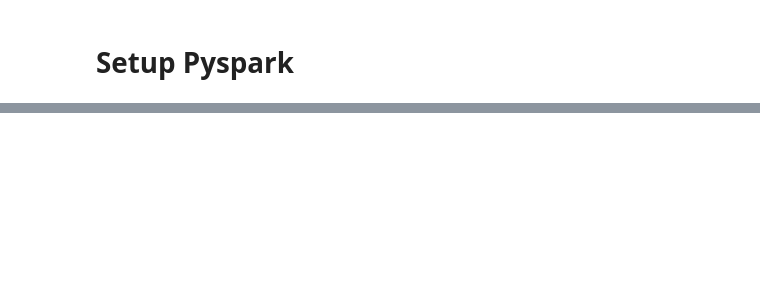
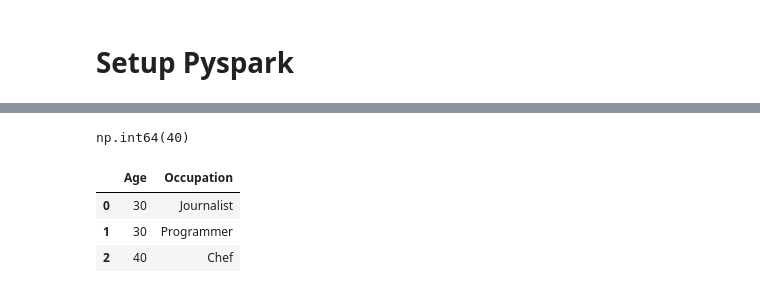
Before and after one commit to SanjayJanardhan-89/ApacheSparkHandsOn, a Jupyter notebook: Pandas.ipynb, the cells around one changed output, grey strips where cells are left out. Saved outputs shown, nothing was run; the diff lists cells and outputs as text; code cells hidden in the pictures; blank space fills up the shorter version.

```diff
--- a/Pandas.ipynb
+++ b/Pandas.ipynb
@@ -52,0 +139,12 @@ Requirement already satisfied: py4j in /usr/local/lib/python3.11/dist-packages (
+# %%
+df["Age"][2]
+# %% [output]
+np.int64(40)
+# %%
+df2= df[["Age", "Occupation"]]
+df2
+# %% [output]
+|  | Age | Occupation |
+| 0 | 30 | Journalist |
+| 1 | 30 | Programmer |
+| 2 | 40 | Chef |
```
Also changed, not shown: parts of 12 cells of this notebook.
